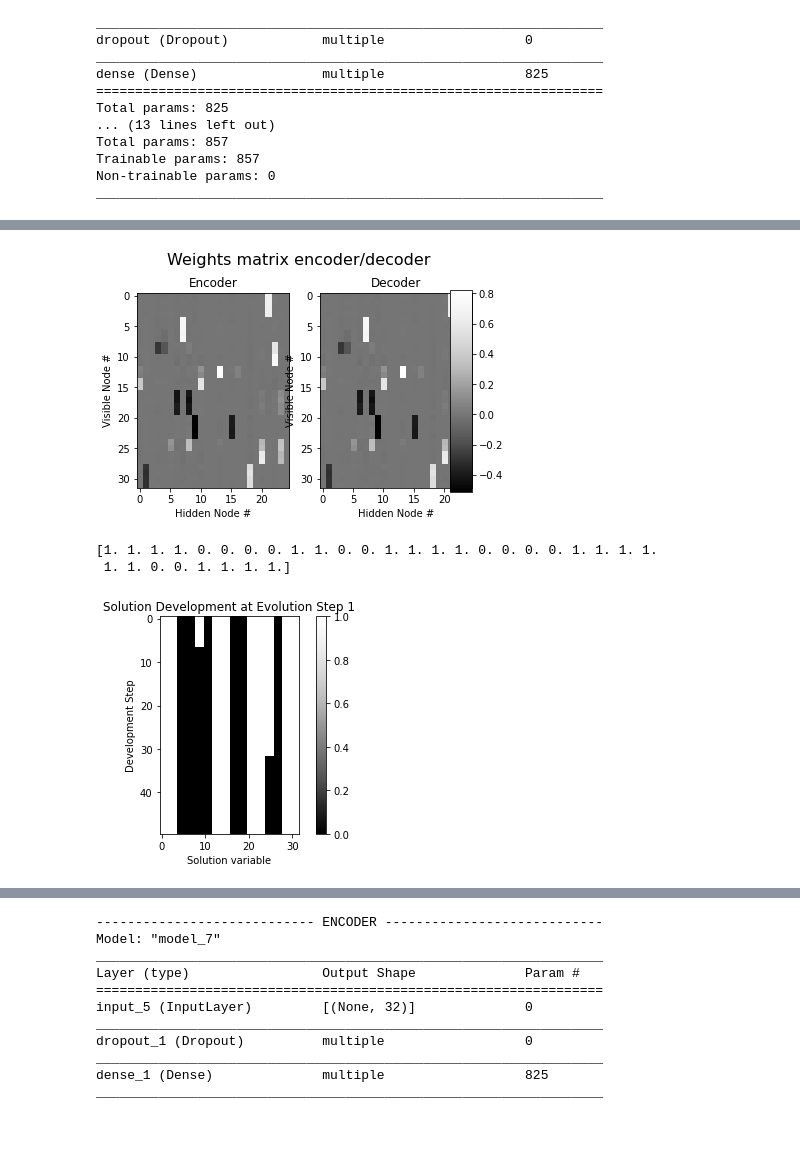
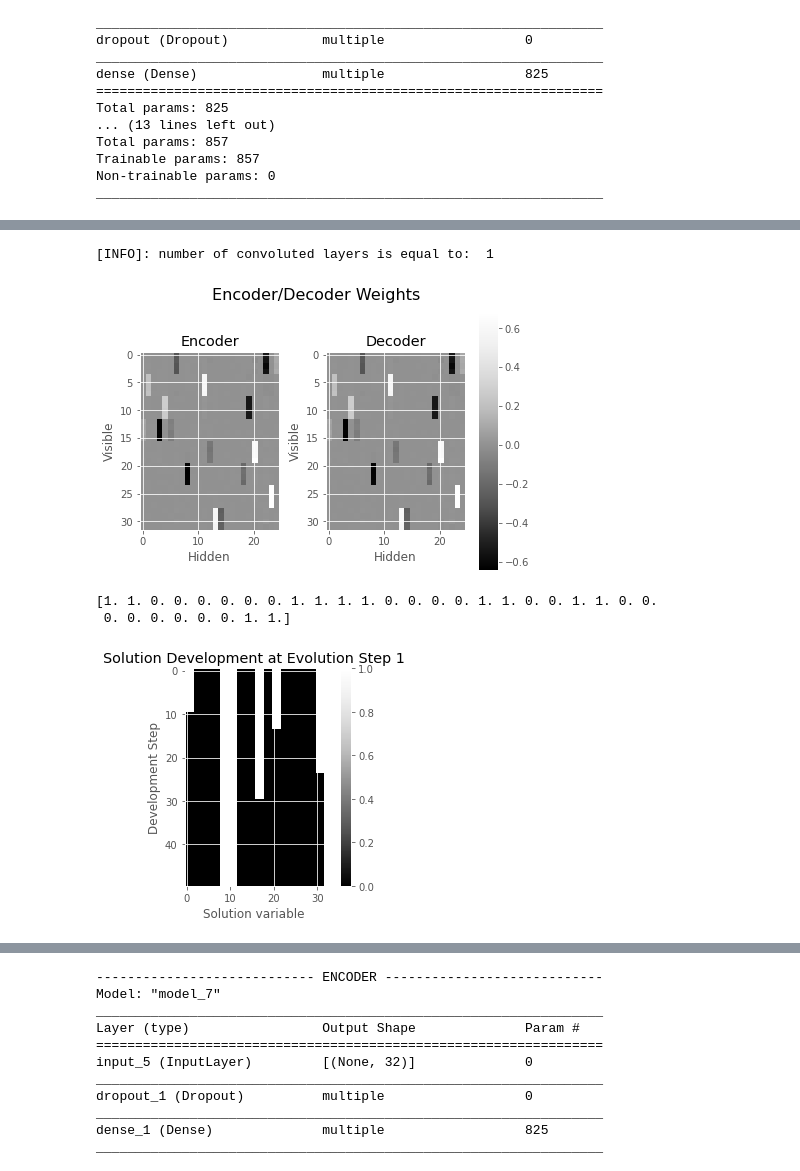
Before and after one commit to FilipKubackiSoton/DeepOptimization, a Jupyter notebook: progres2.ipynb, the cells around one changed output, grey strips where cells are left out. Saved outputs shown, nothing was run; the diff lists cells and outputs as text; code cells hidden in the pictures; blank space fills up the shorter version.

Commit message:
last plot, fiexed flip

```diff
--- a/progres2.ipynb
+++ b/progres2.ipynb
@@ -188,7 +189,7 @@ def code_flip_decode(array, encoder, decoder, debuge_variation = False):
     #new_array_binary = np.where(new_array>0, 1, 0) # binarize latent representation
     index = np.random.randint(np.shape(new_array)[-1]) #choose random index to flip
     new_array_fliped = copy.copy(new_array) # create copy of the encoded array
-    new_array_fliped[index] = 1-new_array_fliped[index] # apply flip
+    new_array_fliped[index] *= (-1) # apply flip
     changed_tensor = tf.convert_to_tensor(tf.expand_dims(new_array_fliped,0)) #create new tensor
     new_tensor = decoder(changed_tensor) # decode the sample with the change from the latent spaece
     output_array = new_tensor.numpy()[-1] # extraxt simple 1D array from tensor
@@ -261,7 +266,8 @@ plot_model_loss(H2, "loss_plot_model_2.png")
 # %%
-plot_weights_mode(model2, "weights_plot_model_2.png")
+plot_weights_model(model2, "weights_plot_model_2.png")
 # %% [output]
+[INFO]: number of convoluted layers is equal to:  1
-[figure, old version]
+[figure, new version]
 # %%
 def generate_evolution_plot(encoder, decoder, array, path = "solution_development_model_2.png", learning_steps = 50):
     N = np.shape(array)[-1] # size of the array
@@ -289,11 +295,11 @@ def generate_evolution_plot(encoder, decoder, array, path = "solution_developmen
    # plt.savefig(path)
     plt.show()
 # %%
-generate_evolution_plot(encoder, decoder, trainY)
+generate_evolution_plot(encoder1, decoder1, trainY)
 # %% [output]
-[1. 1. 1. 1. 0. 0. 0. 0. 1. 1. 0. 0. 1. 1. 1. 1. 0. 0. 0. 0. 1. 1. 1. 1.
- 1. 1. 0. 0. 1. 1. 1. 1.]
+[1. 1. 0. 0. 0. 0. 0. 0. 1. 1. 1. 1. 0. 0. 0. 0. 1. 1. 0. 0. 1. 1. 0. 0.
+ 0. 0. 0. 0. 0. 0. 1. 1.]
-[figure, old version]
+[figure, new version]
 # %%
 
 def generate_trajectory_plot(encoder, decoder, array, target_size = 10, learning_steps = 30,):
```
Also changed, not shown: parts of 20 cells of this notebook, 1 other file.
